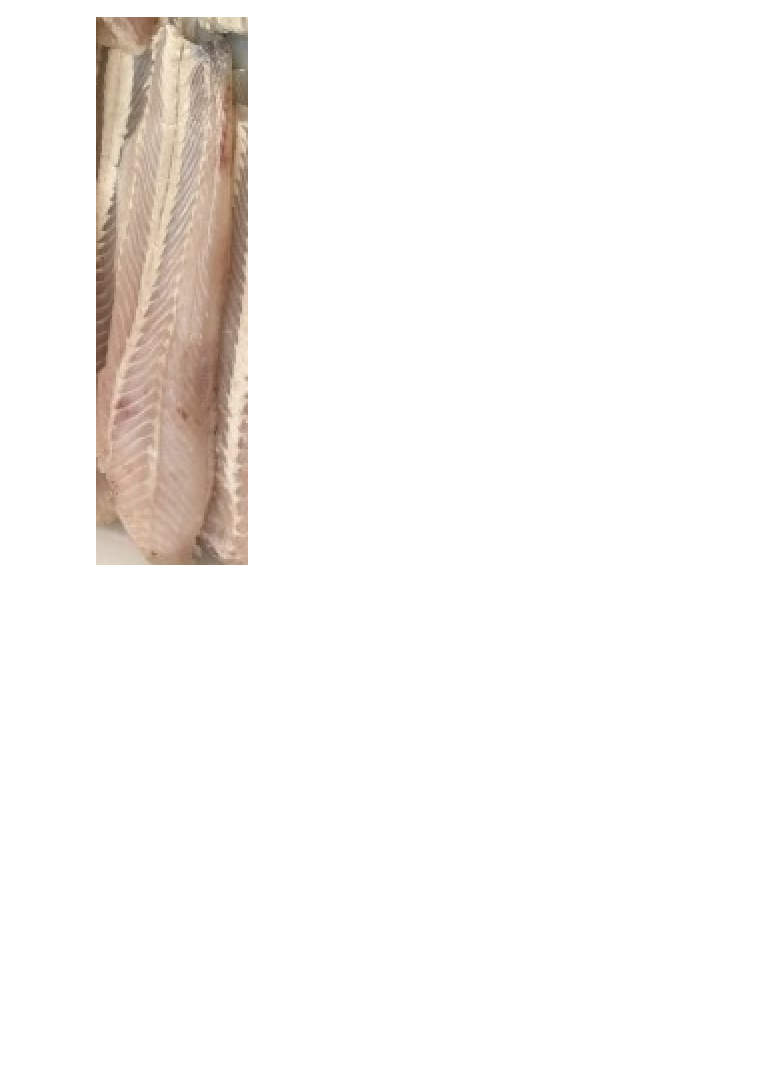
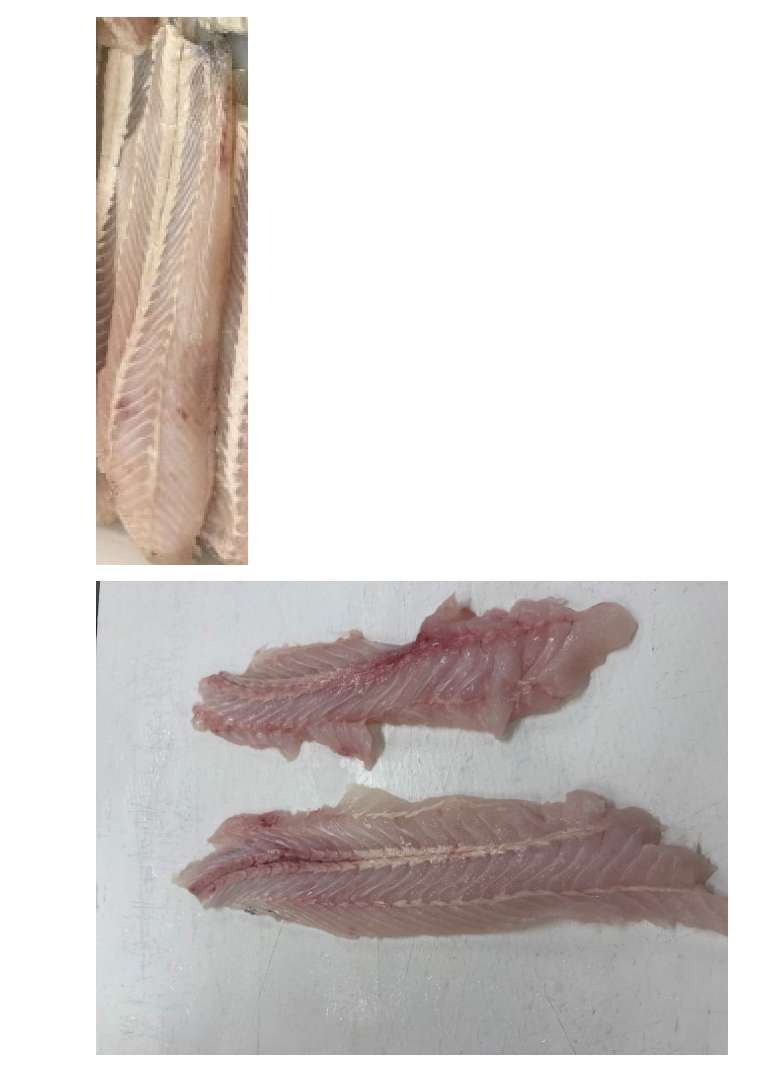
Before and after one commit to destinnie-laila/PRJ701_Operation_Hoki, a Jupyter notebook: hoki.ipynb, the cells around one changed output. Saved outputs shown, nothing was run; the diff lists cells and outputs as text; code cells hidden in the pictures; blank space fills up the shorter version.

Commit message:
load raggedfillet class

```diff
--- a/hoki.ipynb
+++ b/hoki.ipynb
@@ -29,3 +29,8 @@ agrade = list(data_dir.glob('agrade/*'))
 PIL.Image.open(str(agrade[0]))
 # %% [output]
 [figure]
+# %%
+raggedfillet = list(data_dir.glob('raggedfillet/*'))
+PIL.Image.open(str(raggedfillet[9]))
+# %% [output]
+[figure, added]
```
